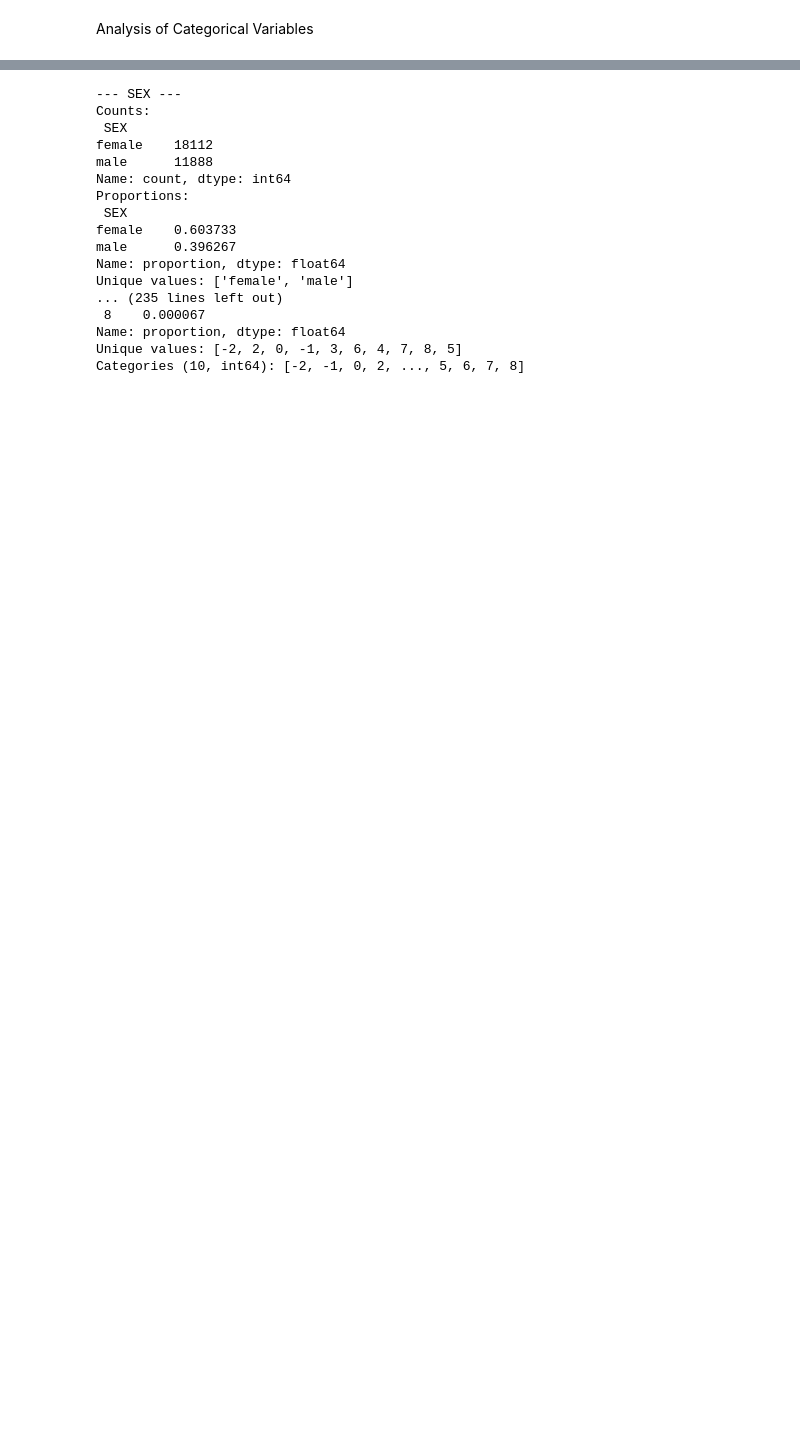
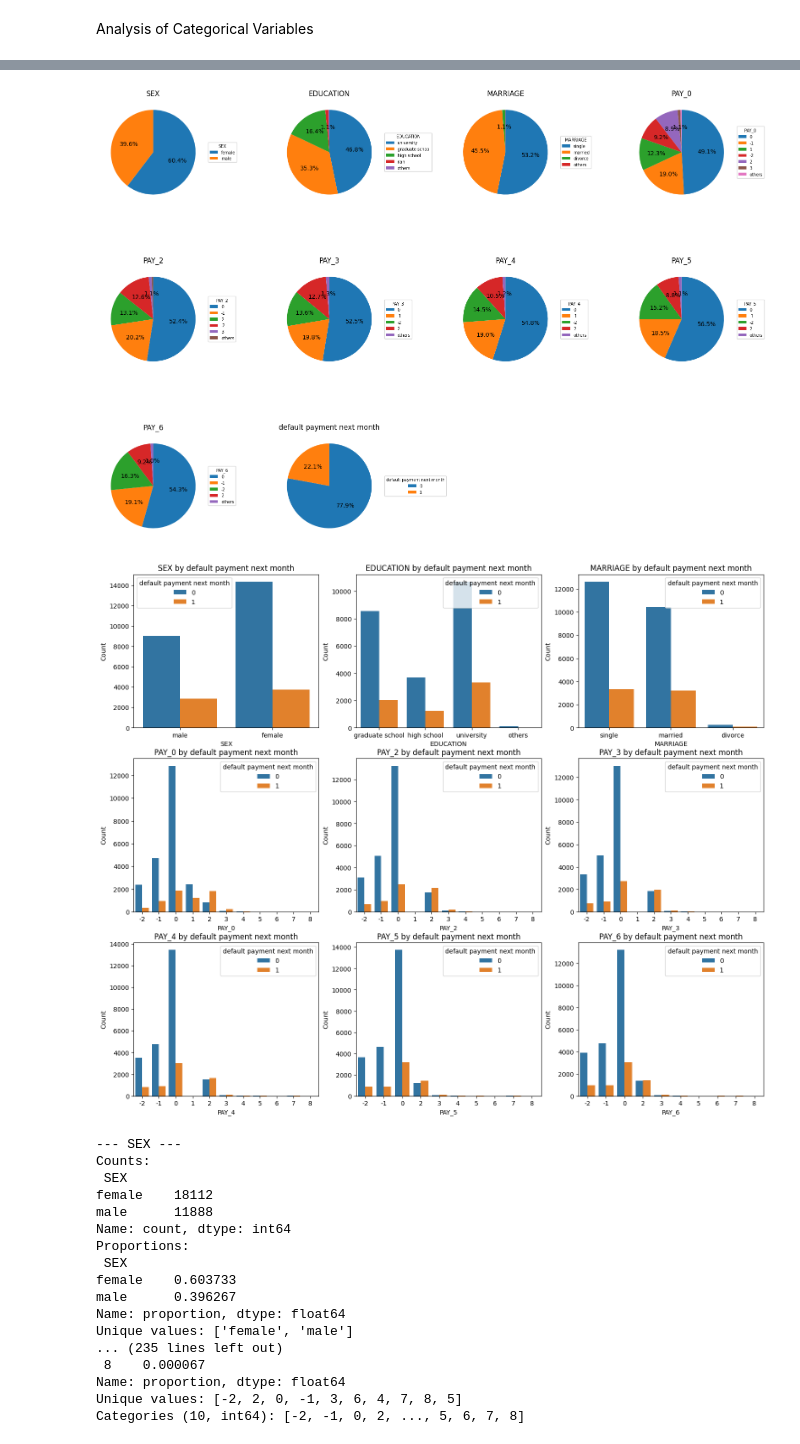
Before and after one commit to Roque97/DS-Project---Predicting-Default-of-Credit-Card-Clients-Taiwan-2005, a Jupyter notebook: notebooks/eda.ipynb, the cells around one changed output, grey strips where cells are left out. Drawn from its saved outputs; the diff is of its cells as text; code cells hidden in the pictures; blank space fills up the shorter version.

```diff
--- a/notebooks/eda.ipynb
+++ b/notebooks/eda.ipynb
@@ -92,3 +92,9 @@ PAY_AMT5                        0
 PAY_AMT6                        0
 default payment next month      0
 dtype: int64
+# %%
+# Remove rows with any missing values and print how many rows were discarded
+initial_shape = data.shape
+data = data.dropna()
+final_shape = data.shape
+print(f"Removed {initial_shape[0] - final_shape[0]} rows with missing values.")
@@ -120,3 +105,71 @@ for j in range(idx + 1, n_rows * n_cols):
+# %%
+# Panel of pie plots for the categorical variables with smaller legend box, smaller pies, and grouping <1% as 'others'
+target = 'default payment next month'
+categorical_cols = [col for col in data.select_dtypes(include='category').columns if col != target]+[target]
+
+n_cols = 4
+n_rows = int(np.ceil(len(categorical_cols) / n_cols))
+fig, axes = plt.subplots(n_rows, n_cols, figsize=(4 * n_cols, 4 * n_rows))  # smaller pies
+
+for idx, col in enumerate(categorical_cols):
+    ax = axes[idx // n_cols, idx % n_cols]
+    counts = data[col].value_counts(dropna=False)
+    total = counts.sum()
+    percentages = counts / total
+    # Group categories below 1% as 'others'
+    mask = percentages < 0.01
+    if mask.any():
+        others_count = counts[mask].sum()
+        counts = counts[~mask]
+        counts['others'] = others_count
+    labels = [str(i) for i in counts.index]
+    wedges, texts, autotexts = ax.pie(
+        counts,
+        labels=None,
+        autopct=lambda pct: ('%1.1f%%' % pct) if pct >= 1 else '',
+        startangle=90,
+        counterclock=False
+    )
+    ax.set_title(col)
+    ax.set_ylabel('')
+    # Place the legend to the right of the pie and make the font smaller
+    ax.legend(
+        wedges, labels, title=col,
+        loc='center left', bbox_to_anchor=(1, 0.5),
+        fontsize='x-small', title_fontsize='x-small'
+    )
+
+# Remove empty subplots if any
+for j in range(idx + 1, n_rows * n_cols):
+    fig.delaxes(axes[j // n_cols, j % n_cols])
+
+plt.tight_layout()
+plt.show()
+
+
+# Panel of categorical variable distributions by target
+
+target = 'default payment next month'
+categorical_cols = [col for col in data.select_dtypes(include='category').columns if col != target]
+
+n_cols = 3
+n_rows = int(np.ceil(len(categorical_cols) / n_cols))
+fig, axes = plt.subplots(n_rows, n_cols, figsize=(6 * n_cols, 5 * n_rows))
+
+for idx, col in enumerate(categorical_cols):
+    ax = axes[idx // n_cols, idx % n_cols]
+    sns.countplot(x=col, hue=target, data=data, ax=ax)
+    ax.set_title(f'{col} by {target}')
+    ax.legend(title=target)
+    ax.set_xlabel(col)
+    ax.set_ylabel('Count')
+
+# Remove empty subplots if any
+for j in range(idx + 1, n_rows * n_cols):
+    fig.delaxes(axes[j // n_cols, j % n_cols])
+# %% [output]
+[figure, added]
+[figure, added]
 # %%
 # Analysis of Categorical Variables with respect to the target
 
```
Also changed, not shown: parts of 11 cells of this notebook, 4 other files.
